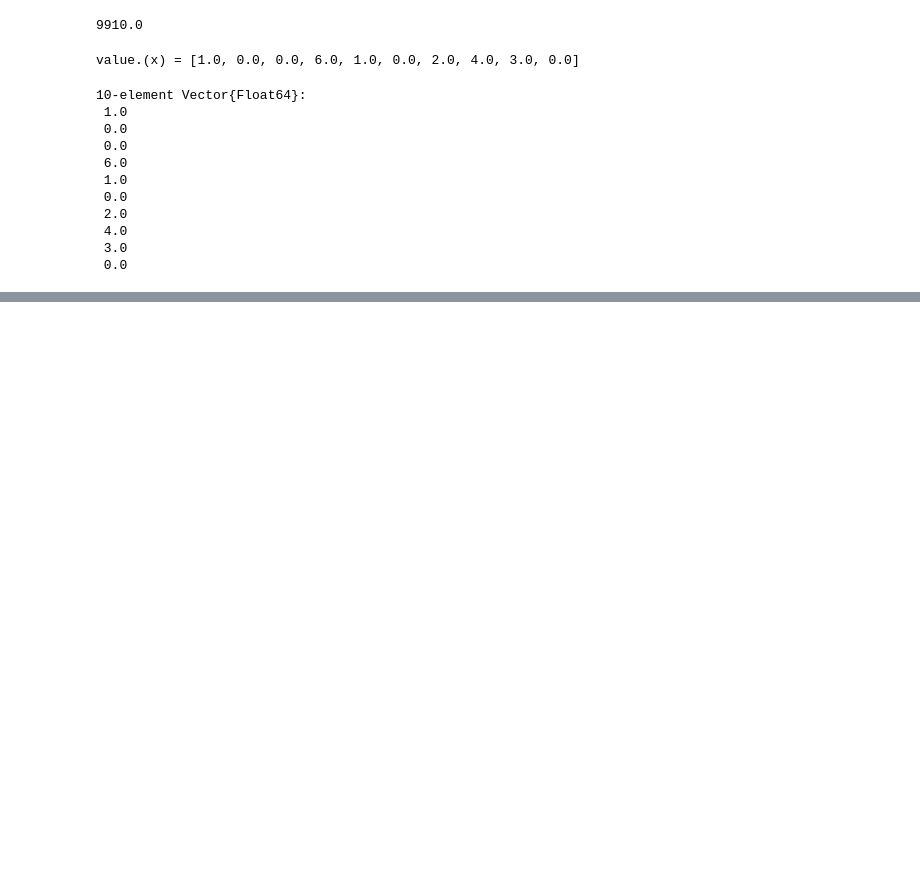
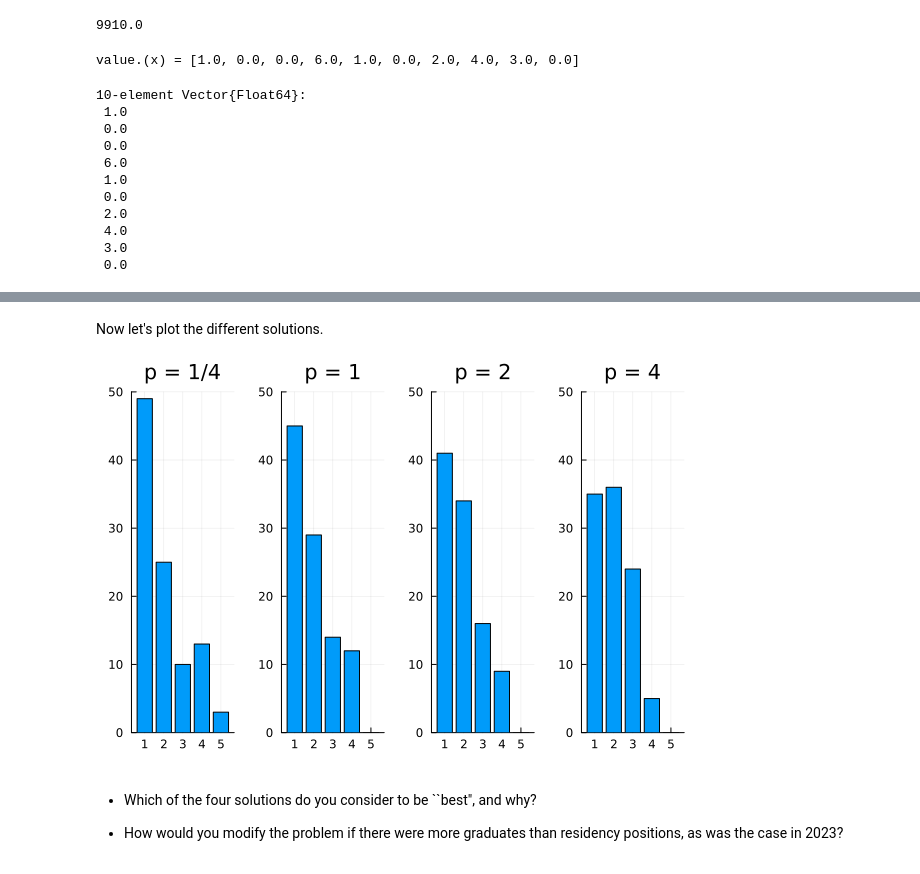
Before and after one commit to D123aniel/STOR-415, a Jupyter notebook: HW_4/comfycozy.ipynb, the cells around one changed output, grey strips where cells are left out. Saved outputs shown, nothing was run; the diff lists cells and outputs as text; code cells hidden in the pictures; blank space fills up the shorter version.

```diff
--- a/HW_4/comfycozy.ipynb
+++ b/HW_4/comfycozy.ipynb
@@ -145,0 +370,21 @@ value.(x) = [1.0, 0.0, 0.0, 6.0, 1.0, 0.0, 2.0, 4.0, 3.0, 0.0]
+# %% [markdown]
+Now let's plot the different solutions.
+# %%
+#If you have not installed plots before, run
+#using Pkg
+#Pkg.add("Plots")
+using Plots
+
+#Generate bar plots of each solution. Notice how the solution changes
+#as we raise the preferences to a higher power
+plot1 = bar(1:5, preferencecount[:,1], title = "p = 1/4", ylims = (0,50))
+plot2 = bar(1:5, preferencecount[:,2], title = "p = 1", ylims = (0,50))
+plot3 = bar(1:5, preferencecount[:,3], title = "p = 2", ylims = (0,50))
+plot4 = bar(1:5, preferencecount[:,4], title = "p = 4", ylims = (0,50))
+plot(plot1, plot2, plot3, plot4, layout = (1, 4), legend = false)
+# %% [output]
+[figure, added]
+# %% [markdown]
+- Which of the four solutions do you consider to be ``best", and why?
+
+- How would you modify the problem if there were more graduates than residency positions, as was the case in 2023?
```
Also changed, not shown: parts of 13 cells of this notebook, 2 other files.
